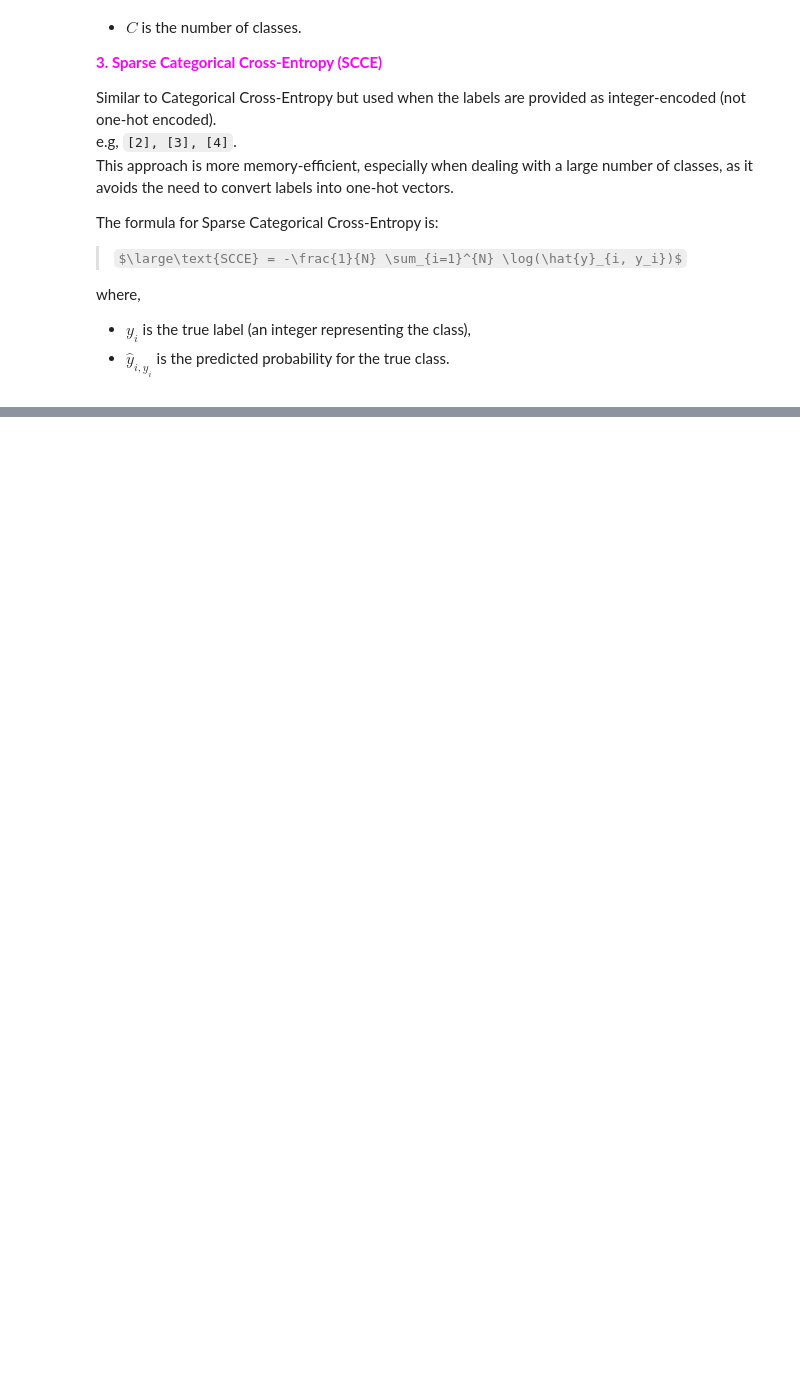
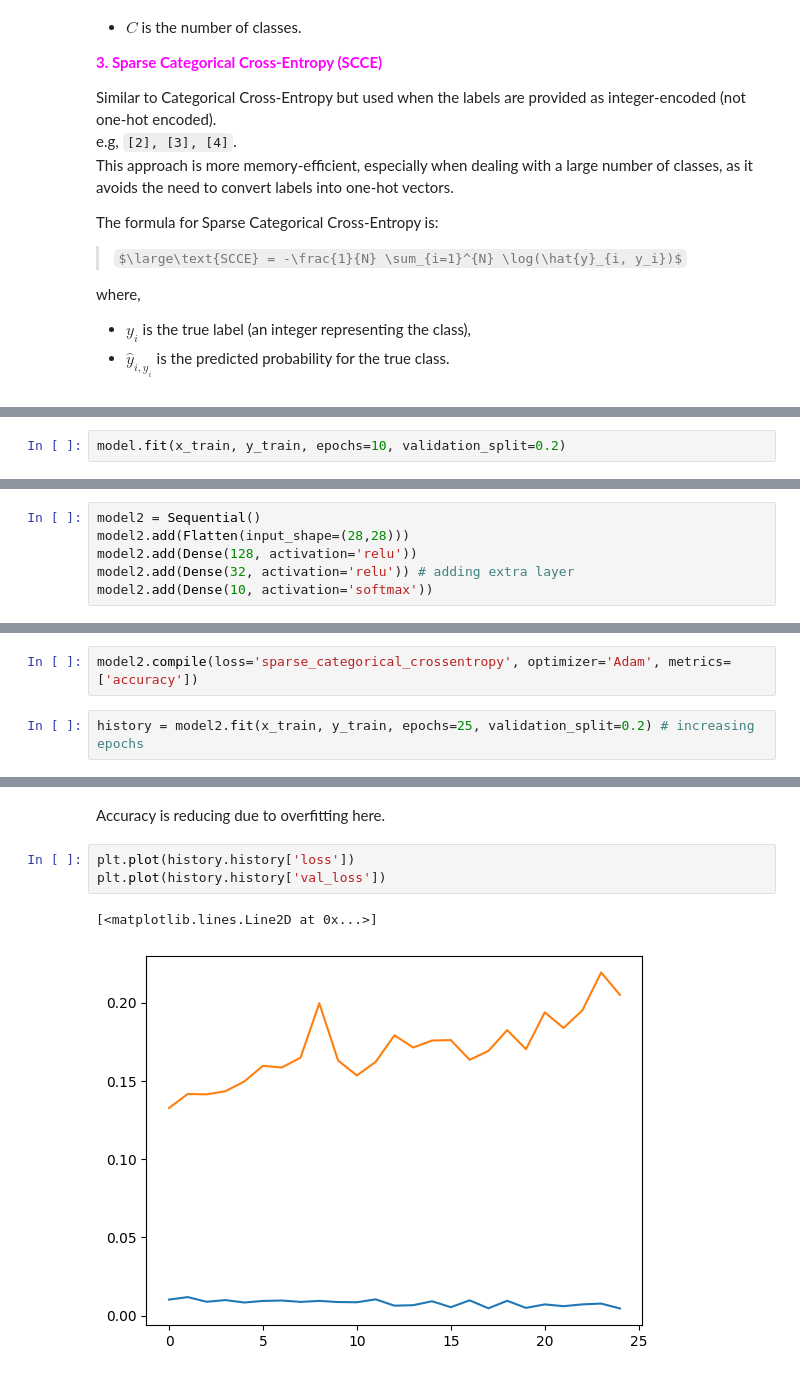
Before and after one commit to PrimEGameR123/DL, a Jupyter notebook: mnist/MNIST.ipynb, the cells around one changed output, grey strips where cells are left out. Drawn from its saved outputs; the diff is of its cells as text; some formulas as TeX source; blank space fills up the shorter version.

```diff
--- a/mnist/MNIST.ipynb
+++ b/mnist/MNIST.ipynb
@@ -199,0 +201,2 @@ The formula for Sparse Categorical Cross-Entropy is:
+# %%
+model.fit(x_train, y_train, epochs=10, validation_split=0.2)
@@ -199,0 +276,6 @@ The formula for Sparse Categorical Cross-Entropy is:
+# %%
+model2 = Sequential()
+model2.add(Flatten(input_shape=(28,28)))
+model2.add(Dense(128, activation='relu'))
+model2.add(Dense(32, activation='relu')) # adding extra layer
+model2.add(Dense(10, activation='softmax'))
@@ -199,0 +300,4 @@ The formula for Sparse Categorical Cross-Entropy is:
+# %%
+model2.compile(loss='sparse_categorical_crossentropy', optimizer='Adam', metrics=['accuracy'])
+# %%
+history = model2.fit(x_train, y_train, epochs=25, validation_split=0.2) # increasing epochs
@@ -199,0 +329,8 @@ The formula for Sparse Categorical Cross-Entropy is:
+# %% [markdown]
+Accuracy is reducing due to overfitting here.
+# %%
+plt.plot(history.history['loss'])
+plt.plot(history.history['val_loss'])
+# %% [output]
+[<matplotlib.lines.Line2D at 0x...>]
+[figure, added]
```
Also changed, not shown: parts of 24 cells of this notebook.
